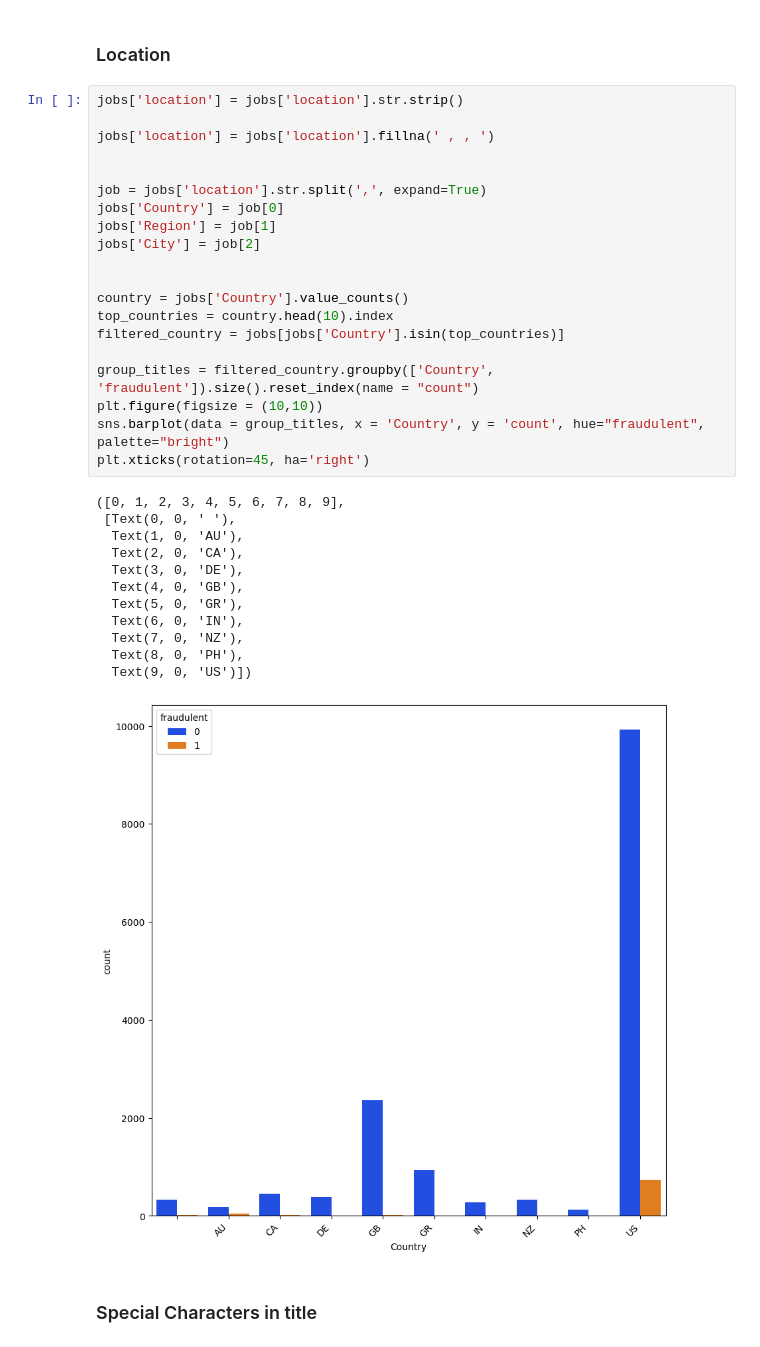
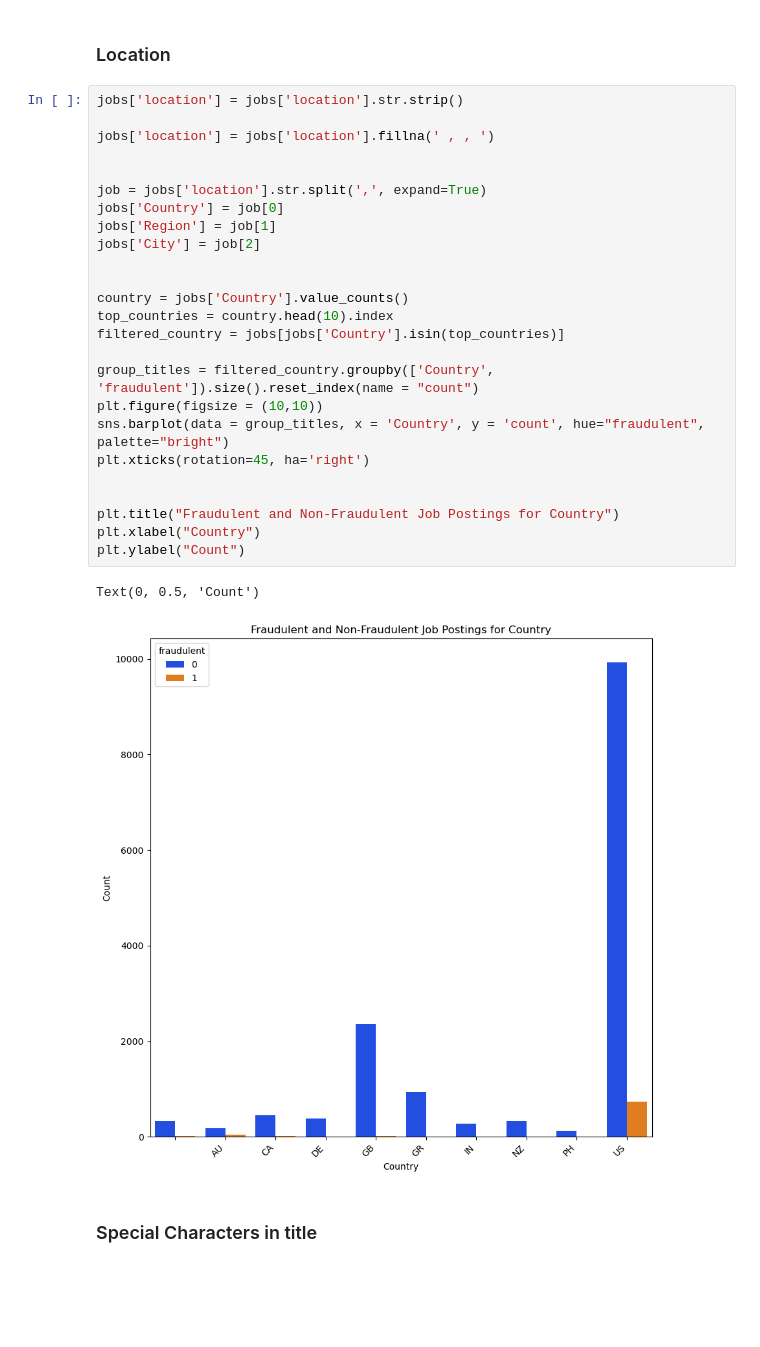
Before and after one commit to ecw70574/dsci2_final_project, a Jupyter notebook: Fake_Job_Postings.ipynb, the cells around one changed output. Drawn from its saved outputs; the diff is of its cells as text; blank space fills up the shorter version.

```diff
--- a/Fake_Job_Postings.ipynb
+++ b/Fake_Job_Postings.ipynb
@@ -430,36 +512,31 @@ plt.xticks(rotation=45, ha='right')
 # %%
 jobs['location'] = jobs['location'].str.strip()
 
 jobs['location'] = jobs['location'].fillna(' , , ')
 
 
 job = jobs['location'].str.split(',', expand=True)
 jobs['Country'] = job[0]
 jobs['Region'] = job[1]
 jobs['City'] = job[2]
 
 
 country = jobs['Country'].value_counts()
 top_countries = country.head(10).index
 filtered_country = jobs[jobs['Country'].isin(top_countries)]
 
 group_titles = filtered_country.groupby(['Country', 'fraudulent']).size().reset_index(name = "count")
 plt.figure(figsize = (10,10))
 sns.barplot(data = group_titles, x = 'Country', y = 'count', hue="fraudulent", palette="bright")
 plt.xticks(rotation=45, ha='right')
+
+
+plt.title("Fraudulent and Non-Fraudulent Job Postings for Country")
+plt.xlabel("Country")
+plt.ylabel("Count")
 # %% [output]
-([0, 1, 2, 3, 4, 5, 6, 7, 8, 9],
- [Text(0, 0, ' '),
-  Text(1, 0, 'AU'),
-  Text(2, 0, 'CA'),
-  Text(3, 0, 'DE'),
-  Text(4, 0, 'GB'),
-  Text(5, 0, 'GR'),
-  Text(6, 0, 'IN'),
-  Text(7, 0, 'NZ'),
-  Text(8, 0, 'PH'),
-  Text(9, 0, 'US')])
+Text(0, 0.5, 'Count')
-[figure, old version]
+[figure, new version]
 # %% [markdown]
 ### Special Characters in title
 # %%
```
Also changed, not shown: parts of 8 cells of this notebook.
